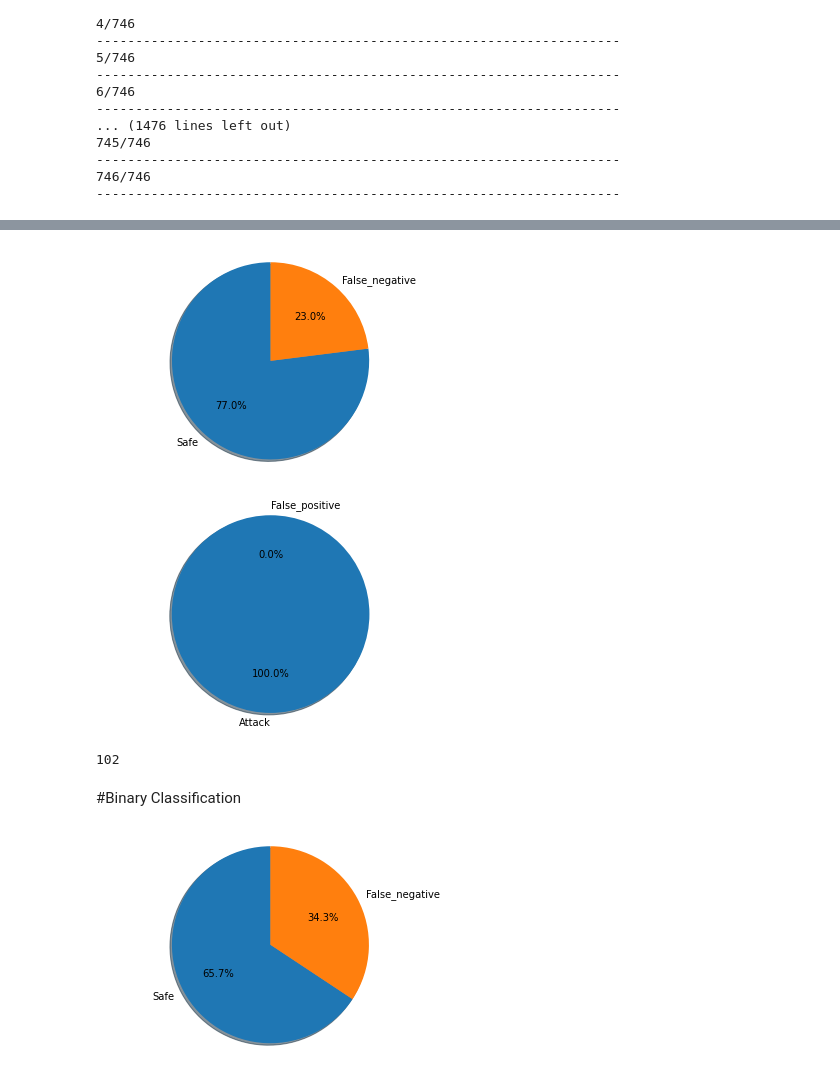
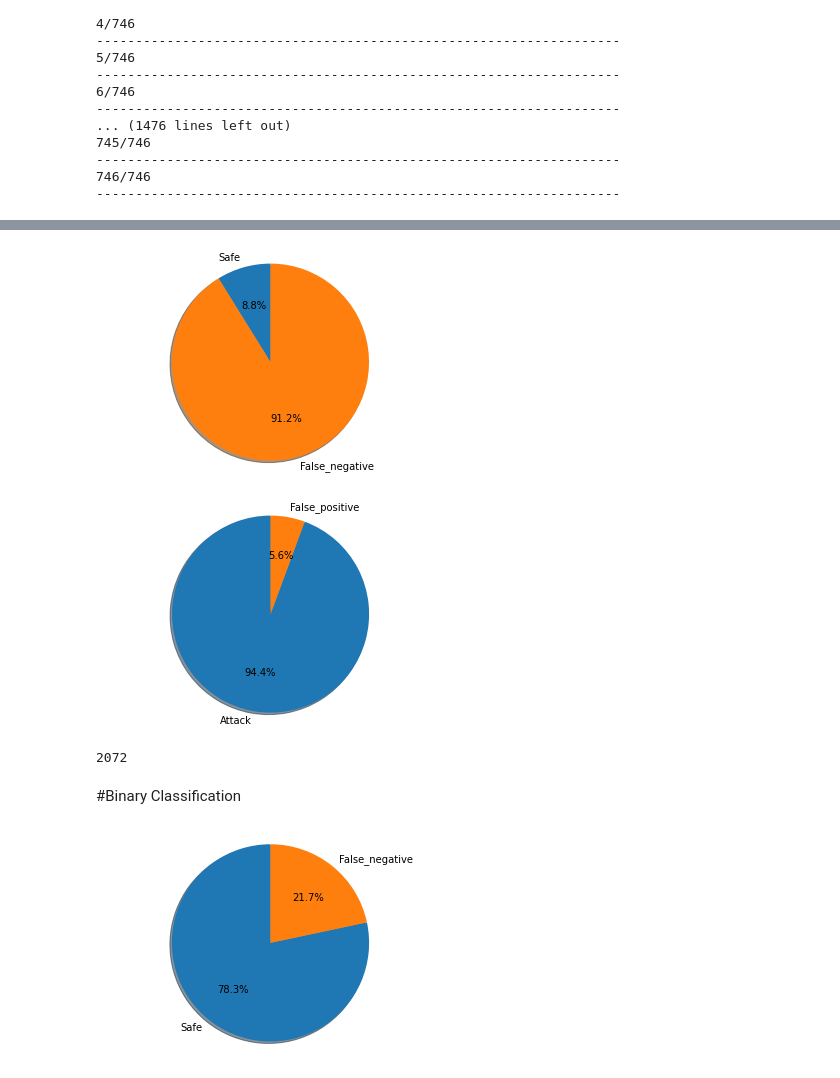
Before and after one commit to raghavmanc/COSC-4F90, a Jupyter notebook: HIDS.ipynb, the cells around one changed output, grey strips where cells are left out. Cells and saved outputs as stored; diff of their text form; code cells hidden in the pictures.

```diff
--- a/HIDS.ipynb
+++ b/HIDS.ipynb
@@ -472,8 +472,8 @@ def calc_hamming_distance(target,prediction):
 means = []
 hamming_dist_normal = []
 
-for i in range(len(train_validation_data)-2300-1000):
-    print(f'{i+1}/{len(train_validation_data)-2300-1000}')
+for i in range(len(train_validation_data)-2300):
+    print(f'{i+1}/{len(train_validation_data)-2300}')
     print('-------------------------------------------------------------------')
     hamming_dist,mean_score = calc_request_belu_score(train_validation_data[i],0,n)
     hamming_dist_normal.append(hamming_dist)
@@ -553,9 +601,12 @@ print(hamming_threshold)
 # %%
 # A false negative is saying something is false when it is actually true
 false_negative = 0
+safe = 0
 for i in range(len(means)):
-    if means[i] < belu_threshold and hamming_dist_normal[i] < hamming_threshold:
+    if means[i] < belu_threshold:# and hamming_dist_normal[i] > hamming_threshold:
         false_negative += 1
+    else:
+        safe += 1
 # %%
 # A false positive is when a we determine something is true when it is actually false
 false_positive =  0
@@ -565,21 +619,21 @@ for i in range(len(attack_means)):
 # %%
 # Pie chart, where the slices will be ordered and plotted counter-clockwise:
 labels = 'Safe','False_negative'
-sizes = [len(means)-false_negative,false_negative]
+sizes = [safe,false_negative]
 explode = (0, 0)  # only "explode" the 2nd slice (i.e. 'Hogs')
 
 fig1, ax1 = plt.subplots()
 ax1.pie(sizes, explode=explode, labels=labels, autopct='%1.1f%%',
         shadow=True, startangle=90)
 ax1.axis('equal')  # Equal aspect ratio ensures that pie is drawn as a circle.
 
 plt.show()
 # %% [output]
-[figure, old version]
+[figure, new version]
 # %%
 # Pie chart, where the slices will be ordered and plotted counter-clockwise:
 labels = 'Attack', 'False_positive'
-sizes = [len(attack_means)-false_positive,false_positive]
+sizes = [anomaly,false_positive]
 explode = (0, 0)  # only "explode" the 2nd slice (i.e. 'Hogs')
 
 fig1, ax1 = plt.subplots()
@@ -589,11 +643,11 @@ ax1.axis('equal')  # Equal aspect ratio ensures that pie is drawn as a circle.
 
 plt.show()
 # %% [output]
-[figure, old version]
+[figure, new version]
 # %%
 len(means)
 # %% [output]
-102
+2072
 # %% [markdown]
 #Binary Classification
 # %%
@@ -630,7 +684,7 @@ ax1.axis('equal')  # Equal aspect ratio ensures that pie is drawn as a circle.
 
 plt.show()
 # %% [output]
-[figure, old version]
+[figure, new version]
 # %%
 # Pie chart, where the slices will be ordered and plotted counter-clockwise:
 labels = 'Attack', 'False_positive'
```
Also changed, not shown: parts of 15 cells of this notebook.
